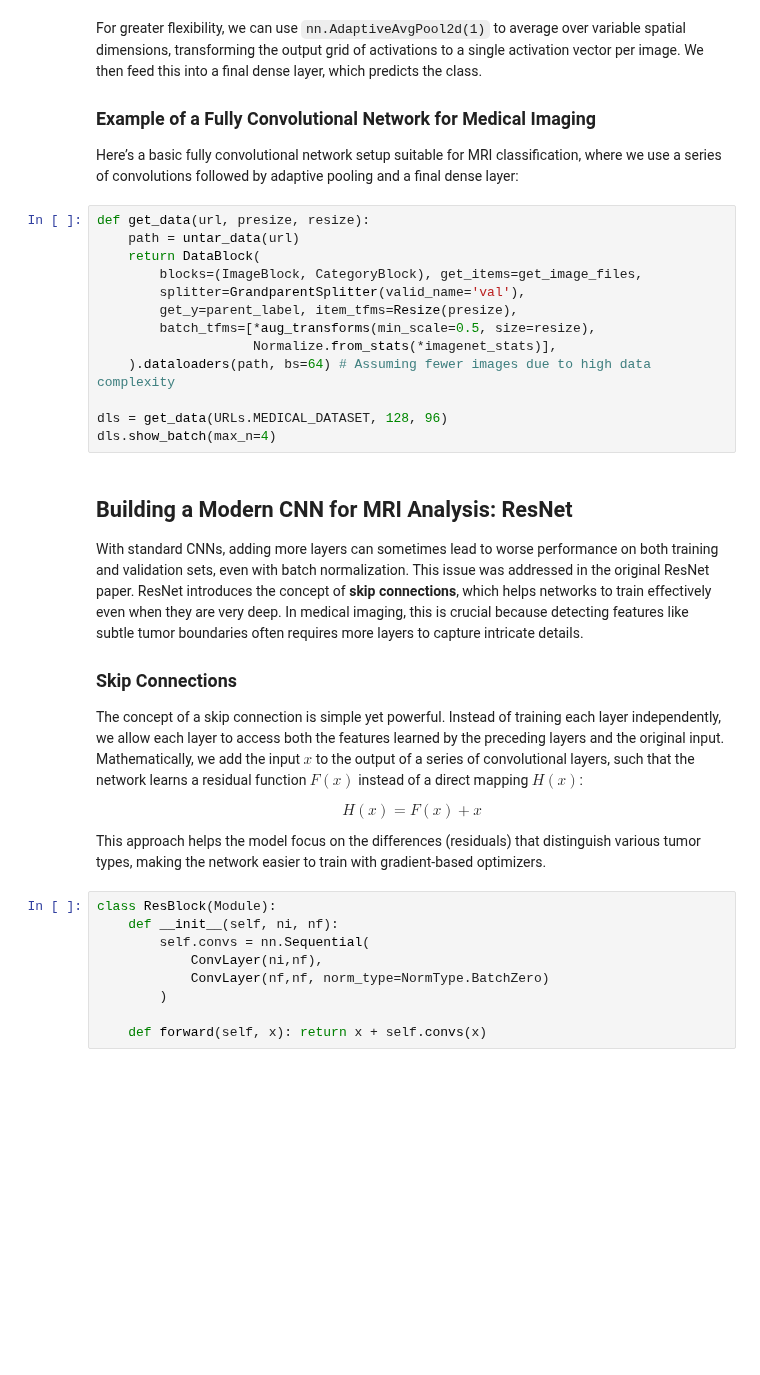
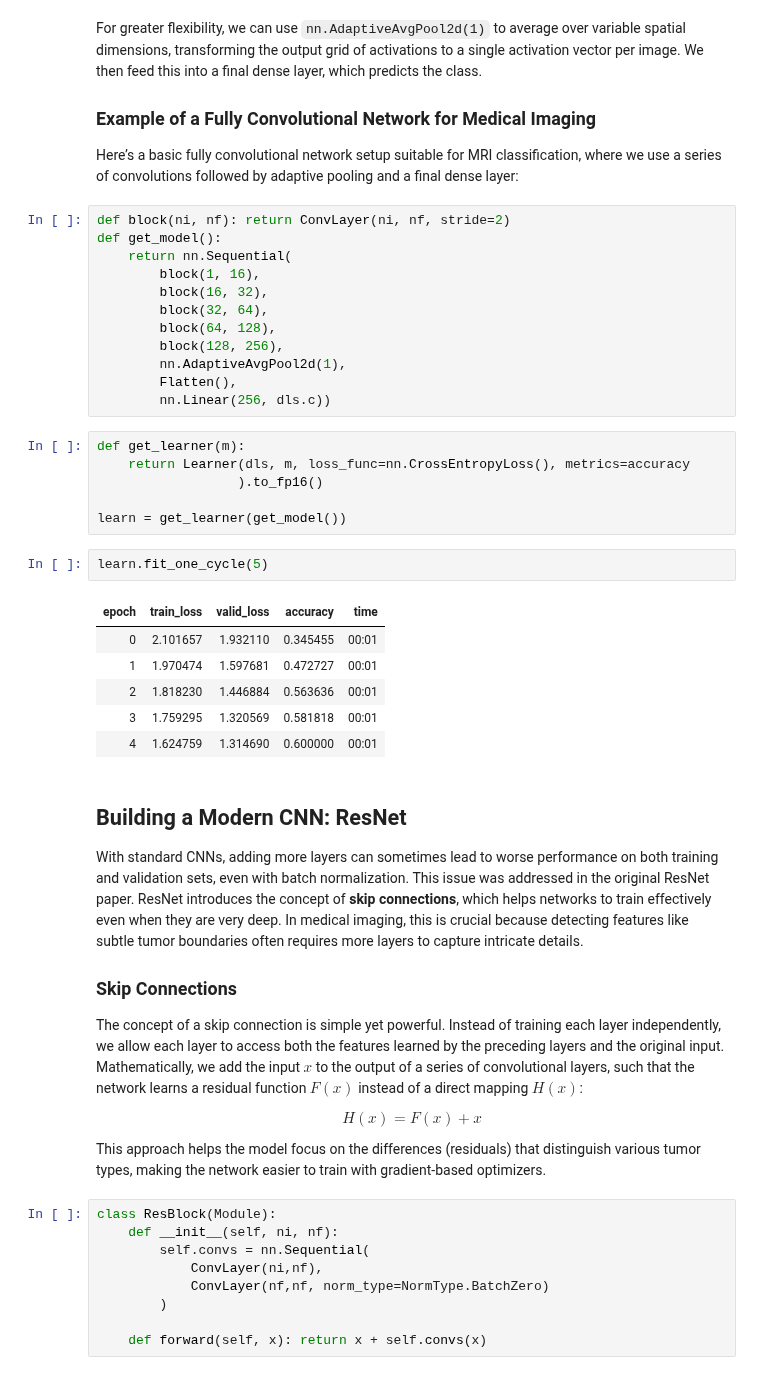
Before and after one commit to bmandracchia/ML4BD, a Jupyter notebook: chapters/27_resnet2.ipynb, the cells around one changed output. Cells and saved outputs as stored; diff of their text form; blank space fills up the shorter version.

```diff
--- a/chapters/27_resnet2.ipynb
+++ b/chapters/27_resnet2.ipynb
@@ -37,22 +54,36 @@ For greater flexibility, we can use `nn.AdaptiveAvgPool2d(1)` to average over va
 ### Example of a Fully Convolutional Network for Medical Imaging
 
 Here’s a basic fully convolutional network setup suitable for MRI classification, where we use a series of convolutions followed by adaptive pooling and a final dense layer:
-# %%
-def get_data(url, presize, resize):
-    path = untar_data(url)
-    return DataBlock(
-        blocks=(ImageBlock, CategoryBlock), get_items=get_image_files,
-        splitter=GrandparentSplitter(valid_name='val'),
-        get_y=parent_label, item_tfms=Resize(presize),
-        batch_tfms=[*aug_transforms(min_scale=0.5, size=resize),
-                    Normalize.from_stats(*imagenet_stats)],
-    ).dataloaders(path, bs=64) # Assuming fewer images due to high data complexity
-
-dls = get_data(URLs.MEDICAL_DATASET, 128, 96)
-dls.show_batch(max_n=4)
+# %%
+def block(ni, nf): return ConvLayer(ni, nf, stride=2)
+def get_model():
+    return nn.Sequential(
+        block(1, 16),
+        block(16, 32),
+        block(32, 64),
+        block(64, 128),
+        block(128, 256),
+        nn.AdaptiveAvgPool2d(1),
+        Flatten(),
+        nn.Linear(256, dls.c))
+# %%
+def get_learner(m):
+    return Learner(dls, m, loss_func=nn.CrossEntropyLoss(), metrics=accuracy
+                  ).to_fp16()
+
+learn = get_learner(get_model())
+# %%
+learn.fit_one_cycle(5)
+# %% [output]
+| epoch | train_loss | valid_loss | accuracy | time |
+| 0 | 2.101657 | 1.932110 | 0.345455 | 00:01 |
+| 1 | 1.970474 | 1.597681 | 0.472727 | 00:01 |
+| 2 | 1.818230 | 1.446884 | 0.563636 | 00:01 |
+| 3 | 1.759295 | 1.320569 | 0.581818 | 00:01 |
+| 4 | 1.624759 | 1.314690 | 0.600000 | 00:01 |
 # %% [markdown]
 
-## Building a Modern CNN for MRI Analysis: ResNet
+## Building a Modern CNN: ResNet
 
 With standard CNNs, adding more layers can sometimes lead to worse performance on both training and validation sets, even with batch normalization. This issue was addressed in the original ResNet paper. ResNet introduces the concept of **skip connections**, which helps networks to train effectively even when they are very deep. In medical imaging, this is crucial because detecting features like subtle tumor boundaries often requires more layers to capture intricate details.
 
```
Also changed, not shown: parts of 22 cells of this notebook, 17 other files.
